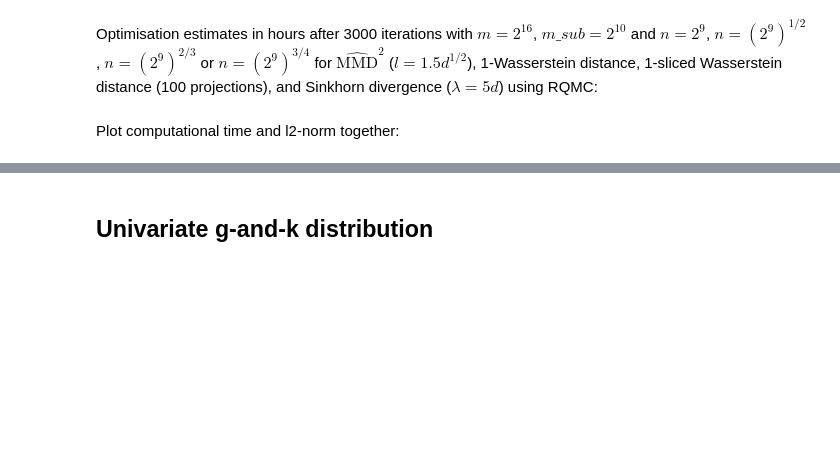
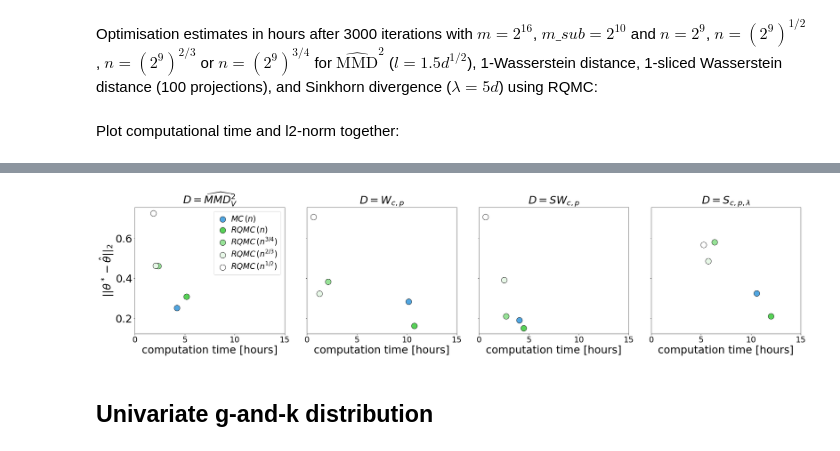
Before and after one commit to johannnamr/Discrepancy-based-inference-using-QMC, a Jupyter notebook: Visualisations/Inference.ipynb, the cells around one changed output, grey strips where cells are left out. Drawn from its saved outputs; the diff is of its cells as text; code cells hidden in the pictures; blank space fills up the shorter version.

```diff
--- a/Visualisations/Inference.ipynb
+++ b/Visualisations/Inference.ipynb
@@ -697,3 +721,69 @@ plt.show()
+# %%
+SMALL_SIZE = 24
+MEDIUM_SIZE = 32
+BIGGER_SIZE = 32
+
+plt.rc('font', size=MEDIUM_SIZE)          # controls default text sizes
+plt.rc('axes', titlesize=MEDIUM_SIZE)     # fontsize of the axes title
+plt.rc('axes', labelsize=MEDIUM_SIZE)     # fontsize of the x and y labels
+plt.rc('xtick', labelsize=SMALL_SIZE)    # fontsize of the tick labels
+plt.rc('ytick', labelsize=MEDIUM_SIZE)    # fontsize of the tick labels
+plt.rc('legend', fontsize=SMALL_SIZE)    # legend fontsize
+plt.rc('figure', titlesize=BIGGER_SIZE)   # fontsize of the figure title
+# %%
+fig,(ax1,ax2,ax3,ax4) = plt.subplots(1,4,figsize=(36,7), sharey='row')
+cmap = plt.get_cmap("tab10")
+colors = [adjust_lightness(cmap(0),1.45), adjust_lightness(cmap(2),1.45), adjust_lightness(cmap(2),1.85), adjust_lightness(cmap(2),2.35), adjust_lightness(cmap(2),2.5)]
+labels = [r'$MC\,(n)$',r'$RQMC\,(n)$',r'$RQMC\,(n^{3/4})$',r'$RQMC\,(n^{2/3})$',r'$RQMC\,(n^{1/2})$']
+
+time = list(map(np.median,[time_mmd2_mc,time_mmd2_rqmc,time_mmd2_rqmc_n34,time_mmd2_rqmc_n23,time_mmd2_rqmc_n12]))
+dist = list(map(np.median,[dist_mmd2_mc,dist_mmd2_rqmc,dist_mmd2_rqmc_n34,dist_mmd2_rqmc_n23,dist_mmd2_rqmc_n12]))
+#time = list(map(np.mean,[time_mmd2_mc,time_mmd2_rqmc,time_mmd2_rqmc_n34,time_mmd2_rqmc_n23,time_mmd2_rqmc_n12]))
+#dist = list(map(np.mean,[dist_mmd2_mc,dist_mmd2_rqmc,dist_mmd2_rqmc_n34,dist_mmd2_rqmc_n23,dist_mmd2_rqmc_n12]))
+for t, y, c, l in zip(time, dist, colors, labels):
+    ax1.scatter(t, y, color=c, s=300, edgecolor='black', label=l)
+ax1.set_xlabel('computation time [hours]')
+ax1.set_xticks([0,5,10,15])
+ax1.set_ylabel(r'$||\theta^*-\hat{\theta}||_2$')
+ax1.set_title(r'$D=\widehat{MMD}^2_V$')
+ax1.legend(loc= 'upper right',handlelength=1.5,labelspacing=0.3,handletextpad=0.3,columnspacing=1)
+
+time = list(map(np.median,[time_w_mc,time_w_rqmc,time_w_rqmc_n34,time_w_rqmc_n23,time_w_rqmc_n12]))
+dist = list(map(np.median,[dist_w_mc,dist_w_rqmc,dist_w_rqmc_n34,dist_w_rqmc_n23,dist_w_rqmc_n12]))
+#time = list(map(np.mean,[time_w_mc,time_w_rqmc,time_w_rqmc_n34,time_w_rqmc_n23,time_w_rqmc_n12]))
+#dist = list(map(np.mean,[dist_w_mc,dist_w_rqmc,dist_w_rqmc_n34,dist_w_rqmc_n23,dist_w_rqmc_n12]))
+for t, y, c in zip(time, dist, colors):
+    ax2.scatter(t, y, color=c, s=300, edgecolor='black')
+ax2.set_xlabel('computation time [hours]')
+ax2.set_xticks([0,5,10,15])
+ax2.set_title(r'$D=W_{c,p}$')
+
+time = list(map(np.median,[time_sw_mc,time_sw_rqmc,time_sw_rqmc_n34,time_sw_rqmc_n23,time_w_rqmc_n12]))
+dist = list(map(np.median,[dist_sw_mc,dist_sw_rqmc,dist_sw_rqmc_n34,dist_sw_rqmc_n23,dist_w_rqmc_n12]))
+#time = list(map(np.mean,[time_sw_mc,time_sw_rqmc,time_sw_rqmc_n34,time_sw_rqmc_n23,time_w_rqmc_n12]))
+#dist = list(map(np.mean,[dist_sw_mc,dist_sw_rqmc,dist_sw_rqmc_n34,dist_sw_rqmc_n23,dist_w_rqmc_n12]))
+for t, y, c in zip(time, dist, colors):
+    ax3.scatter(t, y, color=c, s=300, edgecolor='black')
+ax3.set_xlabel('computation time [hours]')
+ax3.set_xticks([0,5,10,15])
+ax3.set_title(r'$D=SW_{c,p}$')
+
+time = list(map(np.median,[time_sink_mc,time_sink_rqmc,time_sink_rqmc_n34,time_sink_rqmc_n23,time_sink_rqmc_n12]))
+dist = list(map(np.median,[dist_sink_mc,dist_sink_rqmc,dist_sink_rqmc_n34,dist_sink_rqmc_n23,dist_sink_rqmc_n12]))
+#time = list(map(np.mean,[time_sink_mc,time_sink_rqmc,time_sink_rqmc_n34,time_sink_rqmc_n23,time_sink_rqmc_n12]))
+#dist = list(map(np.mean,[dist_sink_mc,dist_sink_rqmc,dist_sink_rqmc_n34,dist_sink_rqmc_n23,dist_sink_rqmc_n12]))
+for t, y, c in zip(time, dist, colors):
+    ax4.scatter(t, y, color=c, s=300, edgecolor='black')
+ax4.set_xlabel('computation time [hours]')
+ax4.set_xticks([0,5,10,15])
+ax4.set_title(r'$D=S_{c,p,\lambda}$')
+
+plt.subplots_adjust(wspace=0.15, hspace=0.1)
+
+plt.savefig('bibeta_optim_l2vstime.png',bbox_inches = 'tight', pad_inches = .1)
+plt.show()
+# %% [output]
+[figure, added]
 # %% [markdown]
 ## Univariate g-and-k distribution
 # %% [markdown]
```
Also changed, not shown: parts of 16 cells of this notebook.
